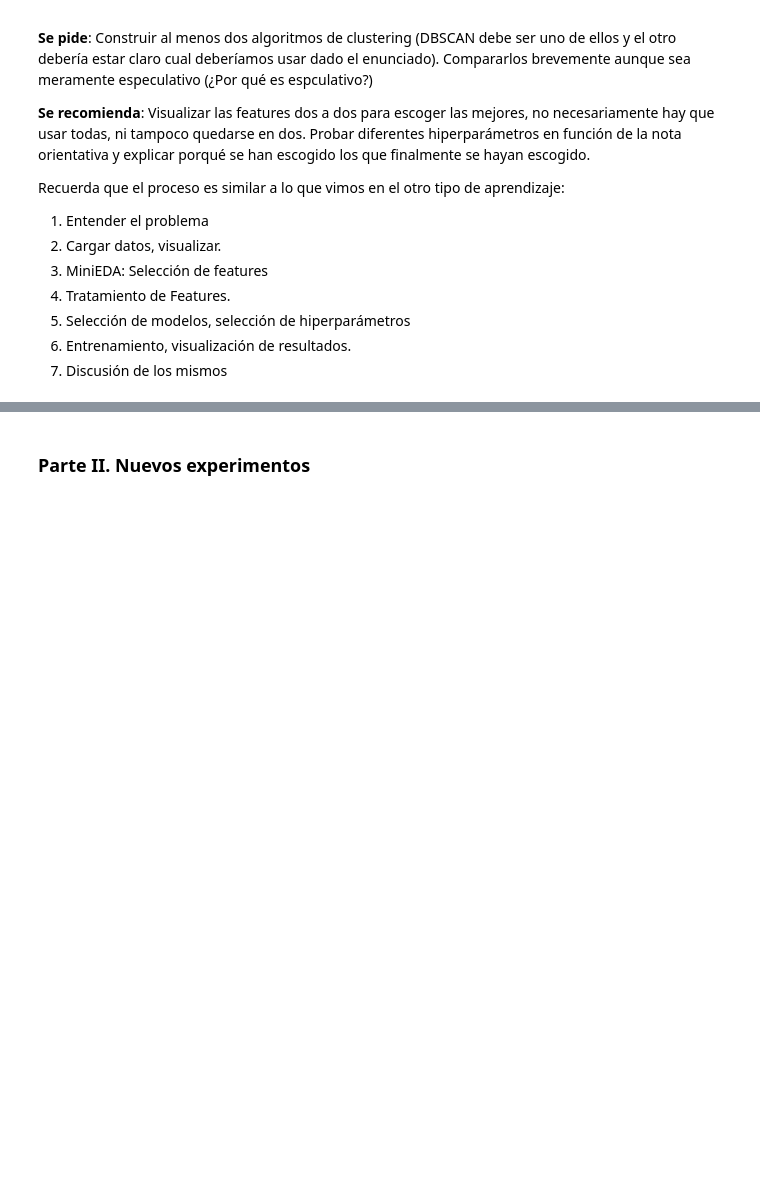
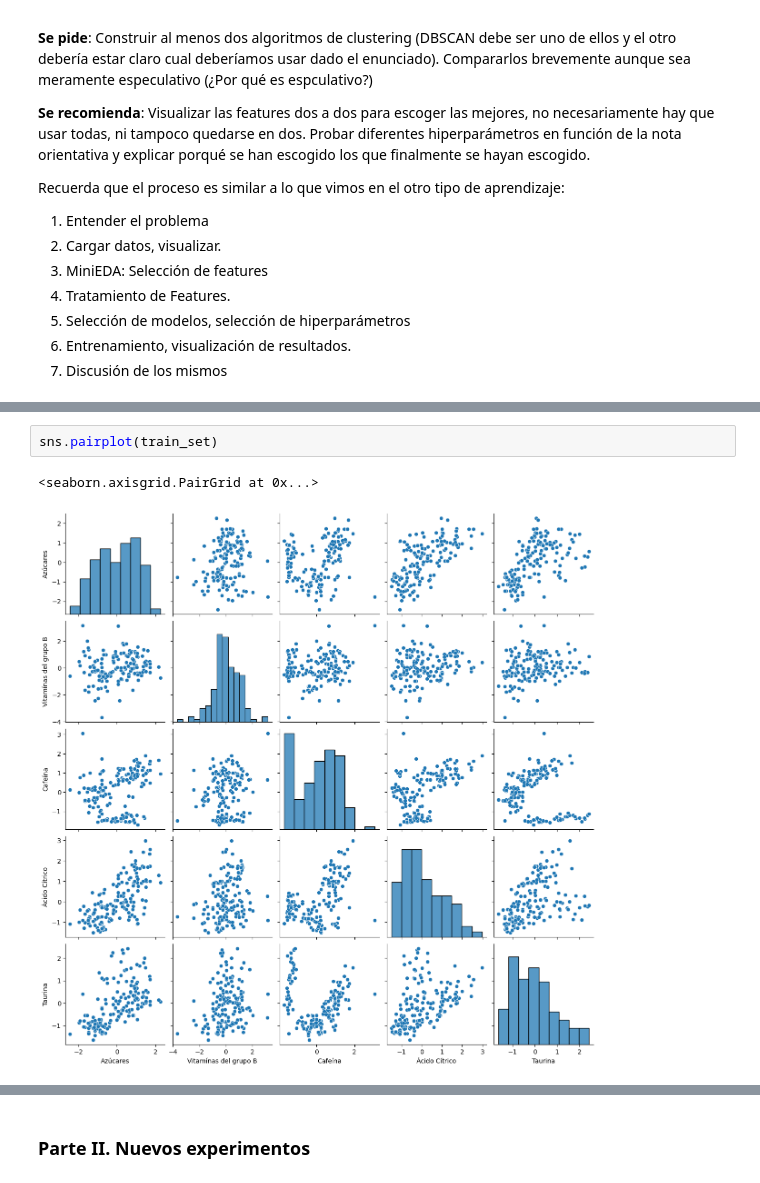
Before and after one commit to rebecaprg/DS-Online-Rebeca-Prior, a Jupyter notebook: 04_Machine_Learning/Sprint_13/Unidad_02_ML_No_Supervisado_Clustering_DBSCAN/03_Practica_Obligatoria/18_Practica_Obligatoria_Clustering_DBSCAN.ipynb, the cells around one changed output, grey strips where cells are left out. Cells and saved outputs as stored; diff of their text form; blank space fills up the shorter version.

```diff
--- a/04_Machine_Learning/Sprint_13/Unidad_02_ML_No_Supervisado_Clustering_DBSCAN/03_Practica_Obligatoria/18_Practica_Obligatoria_Clustering_DBSCAN.ipynb
+++ b/04_Machine_Learning/Sprint_13/Unidad_02_ML_No_Supervisado_Clustering_DBSCAN/03_Practica_Obligatoria/18_Practica_Obligatoria_Clustering_DBSCAN.ipynb
@@ -42,0 +107,5 @@ Recuerda que el proceso es similar a lo que vimos en el otro tipo de aprendizaje
+# %%
+sns.pairplot(train_set)
+# %% [output]
+<seaborn.axisgrid.PairGrid at 0x...>
+[figure, added]
```
Also changed, not shown: parts of 17 cells of this notebook.
